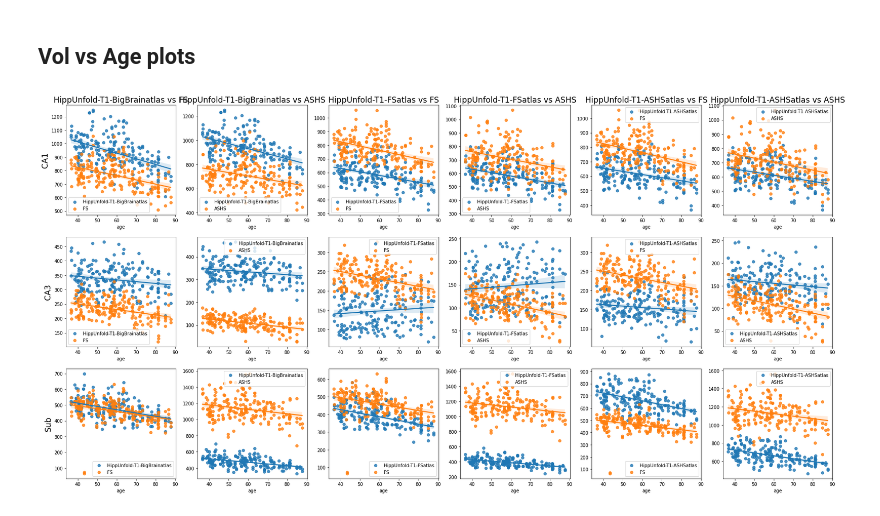
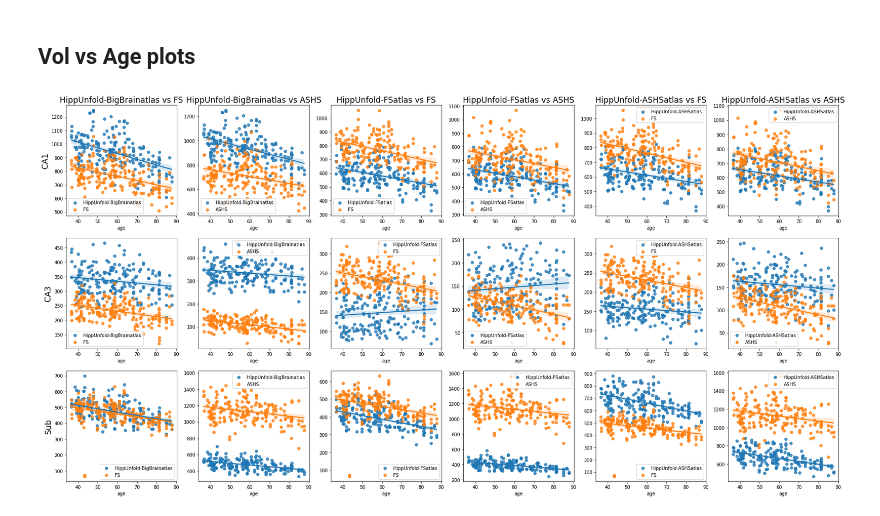
Before and after one commit to akhanf/hippunfold-fs-ashs-comparison, a Jupyter notebook: analysis.ipynb, the cells around one changed output. Saved outputs shown, nothing was run; the diff lists cells and outputs as text; code cells hidden in the pictures.

```diff
--- a/analysis.ipynb
+++ b/analysis.ipynb
@@ -10,10 +10,9 @@ df_demog = (pd
 
 
 methods = ['freesurfer','ashs',
-               'hippunfold-t2-freesurferatlas','hippunfold-t2-magdeburgatlas','hippunfold-t2-bigbrainatlas',
                'hippunfold-t1-freesurferatlas','hippunfold-t1-magdeburgatlas','hippunfold-t1-bigbrainatlas']
-methods_abbr = ['FS','ASHS','HippUnfold-T2-FSatlas','HippUnfold-T2-ASHSatlas','HippUnfold-T2-BigBrainatlas',
-                       'HippUnfold-T1-FSatlas','HippUnfold-T1-ASHSatlas','HippUnfold-T1-BigBrainatlas']
+methods_abbr = ['FS','ASHS',
+                       'HippUnfold-FSatlas','HippUnfold-ASHSatlas','HippUnfold-BigBrainatlas']
 
 id_cols = ['subject','hemi','age','sex']
 
@@ -21,10 +20,7 @@ luts = {'freesurfer': 'resources/freesurfer_v21_CA_subfields_dseg.tsv',
         'ashs': 'resources/desc-subfields_atlas-magdeburg_dseg.tsv',
         'hippunfold-t1-freesurferatlas': 'resources/hippunfold_desc-subfields_atlas-freesurfer_dseg.tsv',
         'hippunfold-t1-magdeburgatlas': 'resources/hippunfold_desc-subfields_atlas-magdeburg_dseg.tsv',
-        'hippunfold-t1-bigbrainatlas': 'resources/hippunfold_desc-subfields_atlas-bigbrain_dseg.tsv',
-        'hippunfold-t2-freesurferatlas': 'resources/hippunfold_desc-subfields_atlas-freesurfer_dseg.tsv',
-        'hippunfold-t2-magdeburgatlas': 'resources/hippunfold_desc-subfields_atlas-magdeburg_dseg.tsv',
-        'hippunfold-t2-bigbrainatlas': 'resources/hippunfold_desc-subfields_atlas-bigbrain_dseg.tsv'}
+        'hippunfold-t1-bigbrainatlas': 'resources/hippunfold_desc-subfields_atlas-bigbrain_dseg.tsv'}
 
 all_subfields = { method: pd.read_table(luts[method]).abbreviation.to_list() for method in methods }
 
@@ -111,7 +107,7 @@ def plot_bland_altman(df,methods1,methods2,subfields,figsize=(18,16)):
 
 subfields = ['CA1','CA3','CA4_DG','Sub']
 
-methods1 = ['HippUnfold-T1-FSatlas','HippUnfold-T1-ASHSatlas']
+methods1 = ['HippUnfold-FSatlas','HippUnfold-ASHSatlas']
 methods2 = ['FS','ASHS']
 plot_bland_altman(df,methods1,methods2,subfields,figsize=(12,16))
 # %% [output]
@@ -119,8 +114,0 @@ plot_bland_altman(df,methods1,methods2,subfields,figsize=(12,16))
-# %%
-#compare hippunfold (T2) with FS and ASHS (using corresponding hippunfold atlases)
-
-subfields = ['CA1','CA3','CA4_DG','Sub']
-
-methods1 = ['HippUnfold-T2-FSatlas','HippUnfold-T2-ASHSatlas']
-methods2 = ['FS','ASHS']
-plot_bland_altman(df,methods1,methods2,subfields,figsize=(12,16))
@@ -129,8 +114,0 @@ plot_bland_altman(df,methods1,methods2,subfields,figsize=(12,16))
-# %%
-#comparing T1w and T2w (TSE) hippunfold
-
-subfields = ['CA1','CA3','SRLM','Sub']
-
-methods1 = ['HippUnfold-T1-BigBrainatlas']
-methods2 = ['HippUnfold-T2-BigBrainatlas']
-plot_bland_altman(df,methods1,methods2,subfields,figsize=(6,16))
@@ -181,10 +157,10 @@ def plot_scatter(df,methods1,methods2,subfields,figsize=(30,15)):
 # %%
 #compare hippunfold run on T1w (and various atlases) with FS and ASHS
 
-methods1 = ['HippUnfold-T1-BigBrainatlas','HippUnfold-T1-BigBrainatlas','HippUnfold-T1-FSatlas','HippUnfold-T1-FSatlas','HippUnfold-T1-ASHSatlas','HippUnfold-T1-ASHSatlas']
+methods1 = ['HippUnfold-BigBrainatlas','HippUnfold-BigBrainatlas','HippUnfold-FSatlas','HippUnfold-FSatlas','HippUnfold-ASHSatlas','HippUnfold-ASHSatlas']
 methods2 = ['FS','ASHS','FS','ASHS','FS','ASHS']
 subfields = ['CA1','CA3','Sub']
 
 plot_scatter(df,methods1,methods2,subfields)
 # %% [output]
-[figure, old version]
+[figure, new version]
```
Also changed, not shown: parts of 8 cells of this notebook.
